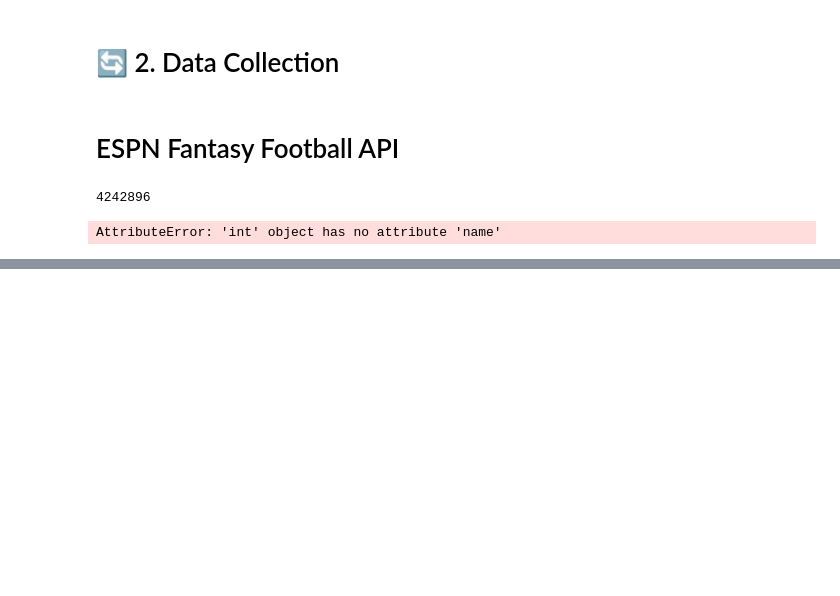
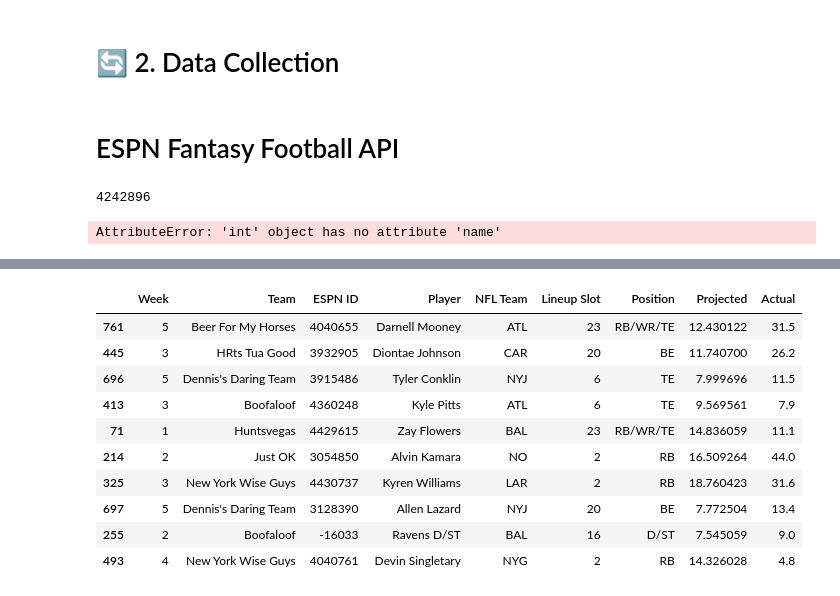
Before and after one commit to jlh28145/FF-Projection-Accuracy-System, a Jupyter notebook: notebooks/1.0-jlh-DataCollection.ipynb, the cells around one changed output, grey strips where cells are left out. Cells and saved outputs as stored; diff of their text form; code cells hidden in the pictures; blank space fills up the shorter version.

Commit message:
Have added in API data gathering for ESPN, Fantasy Pros and Sleeper projection data. Updated references as well as README.md

```diff
--- a/notebooks/1.0-jlh-DataCollection.ipynb
+++ b/notebooks/1.0-jlh-DataCollection.ipynb
@@ -87,3 +87,26 @@ player_scores_df.to_csv('player_scores.csv', index=False)
 # %% [output]
 4242896
 AttributeError: 'int' object has no attribute 'name'
+# %%
+from espn_api.football import League
+
+swid = os.getenv("SWID")
+espn_s2 = os.getenv("ESPN_S2")
+league_id = os.getenv("LEAGUE_ID")
+
+# Replace with your league ID and ESPN_S2 and SWID cookies
+league = League(league_id=league_id, year=2024, espn_s2=espn_s2, swid=swid)
+
+# Fetch all the teams in the league
+teams = league.teams
+
+# Example of getting weekly projected and actual scoring
+for team in teams:
+    print(f"Team: {team.team_name}")
+
+    # Get weekly scoring data (projected and actual)
+    for matchup in team.matchups:
+        print(f"Week: {matchup.week}")
+        print(f"Projected Points: {matchup.projected_score}")
+        print(f"Actual Points: {matchup.score}")
+        print("-" * 20)  # Separator for readability
@@ -89,0 +288,26 @@ AttributeError: 'int' object has no attribute 'name'
+# %%
+# convert the list to a dataframe with the following column names
+df = pd.DataFrame(projection_data,
+   columns=['Week',
+   'Team',
+   'ESPN ID',
+   'Player',
+   'NFL Team',
+   'Lineup Slot',
+   'Position',
+   'Projected',
+   'Actual'])
+# sample ten random rows of data
+df.sample(10)
+# %% [output]
+|  | Week | Team | ESPN ID | Player | NFL Team | Lineup Slot | Position | Projected | Actual |
+| 761 | 5 | Beer For My Horses | 4040655 | Darnell Mooney | ATL | 23 | RB/WR/TE | 12.430122 | 31.5 |
+| 445 | 3 | HRts Tua Good | 3932905 | Diontae Johnson | CAR | 20 | BE | 11.740700 | 26.2 |
+| 696 | 5 | Dennis's Daring Team | 3915486 | Tyler Conklin | NYJ | 6 | TE | 7.999696 | 11.5 |
+| 413 | 3 | Boofaloof | 4360248 | Kyle Pitts | ATL | 6 | TE | 9.569561 | 7.9 |
+| 71 | 1 | Huntsvegas | 4429615 | Zay Flowers | BAL | 23 | RB/WR/TE | 14.836059 | 11.1 |
+| 214 | 2 | Just OK | 3054850 | Alvin Kamara | NO | 2 | RB | 16.509264 | 44.0 |
+| 325 | 3 | New York Wise Guys | 4430737 | Kyren Williams | LAR | 2 | RB | 18.760423 | 31.6 |
+| 697 | 5 | Dennis's Daring Team | 3128390 | Allen Lazard | NYJ | 20 | BE | 7.772504 | 13.4 |
+| 255 | 2 | Boofaloof | -16033 | Ravens D/ST | BAL | 16 | D/ST | 7.545059 | 9.0 |
+| 493 | 4 | New York Wise Guys | 4040761 | Devin Singletary | NYG | 2 | RB | 14.326028 | 4.8 |
```
Also changed, not shown: parts of 13 cells of this notebook, 2 other files.
